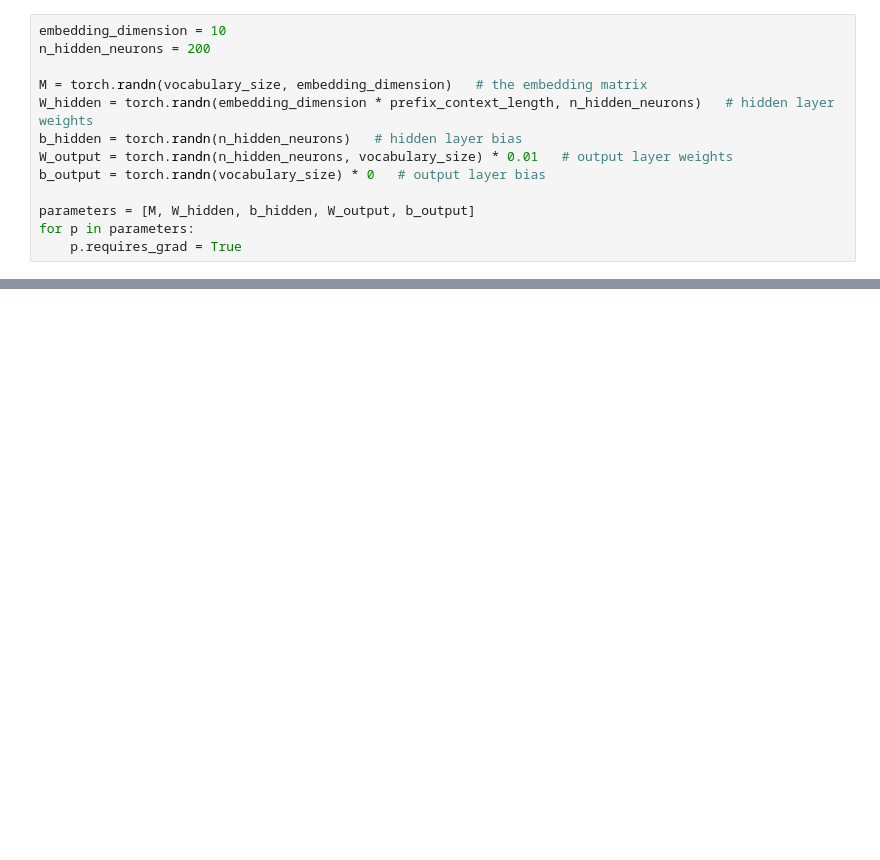
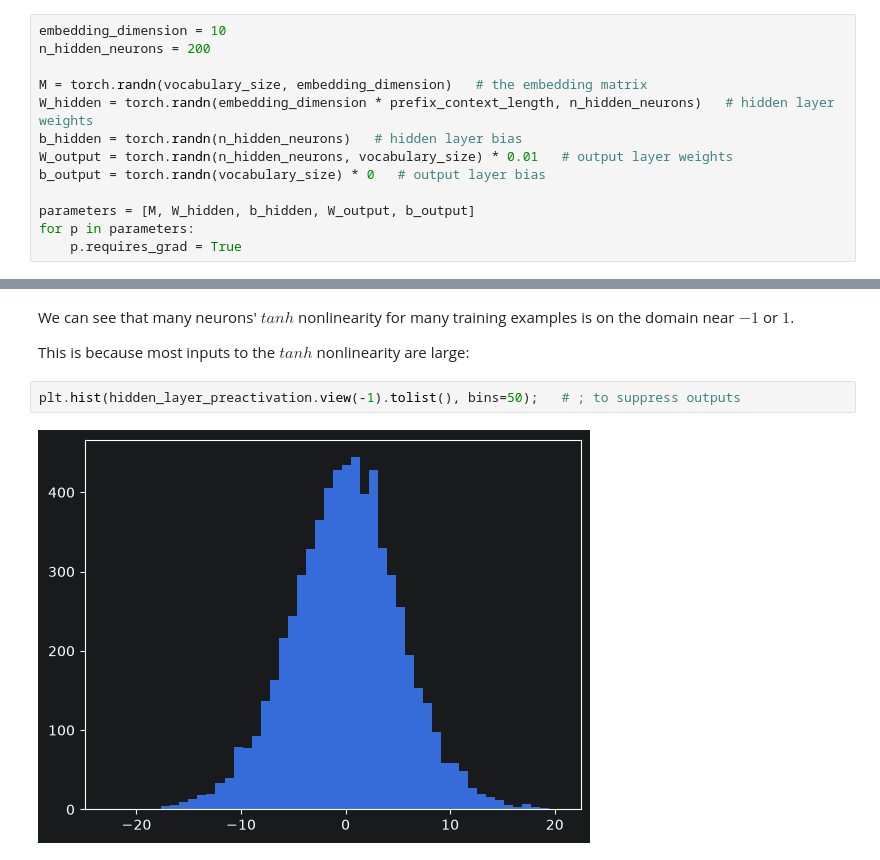
Before and after one commit to IQ404/my-MLP, a Jupyter notebook: mlp_2.ipynb, the cells around one changed output, grey strips where cells are left out. Saved outputs shown, nothing was run; the diff lists cells and outputs as text; blank space fills up the shorter version.

```diff
--- a/mlp_2.ipynb
+++ b/mlp_2.ipynb
@@ -345,0 +383,8 @@ Here, `self.grad` is the gradient that the $tanh$ node pushes to its input (the
+# %% [markdown]
+We can see that many neurons' $tanh$ nonlinearity for many training examples is on the domain near $-1$ or $1$.
+
+This is because most inputs to the $tanh$ nonlinearity are large:
+# %%
+plt.hist(hidden_layer_preactivation.view(-1).tolist(), bins=50);   # ; to suppress outputs
+# %% [output]
+[figure, added]
```
Also changed, not shown: parts of 17 cells of this notebook, 1 other file.
